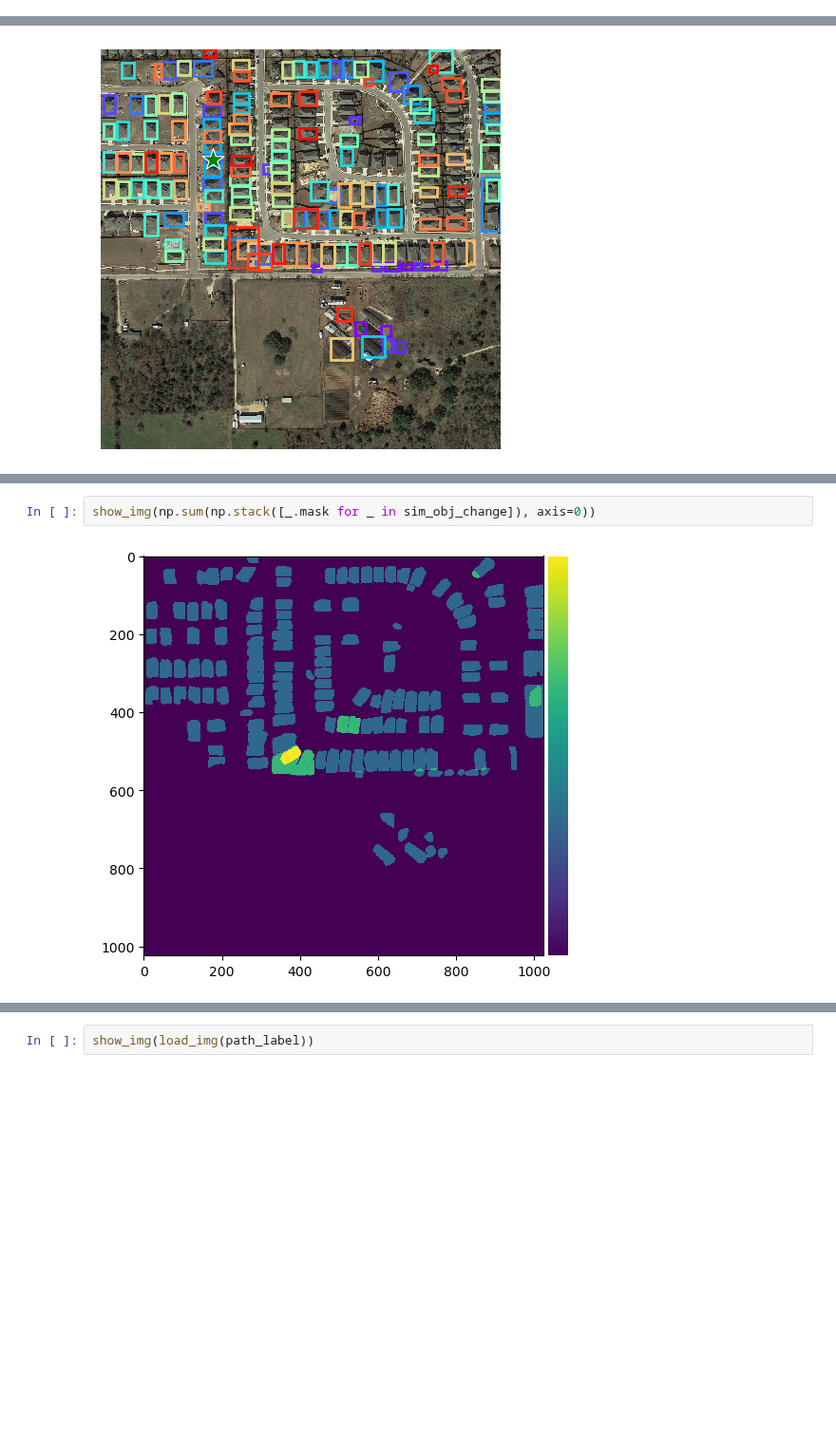
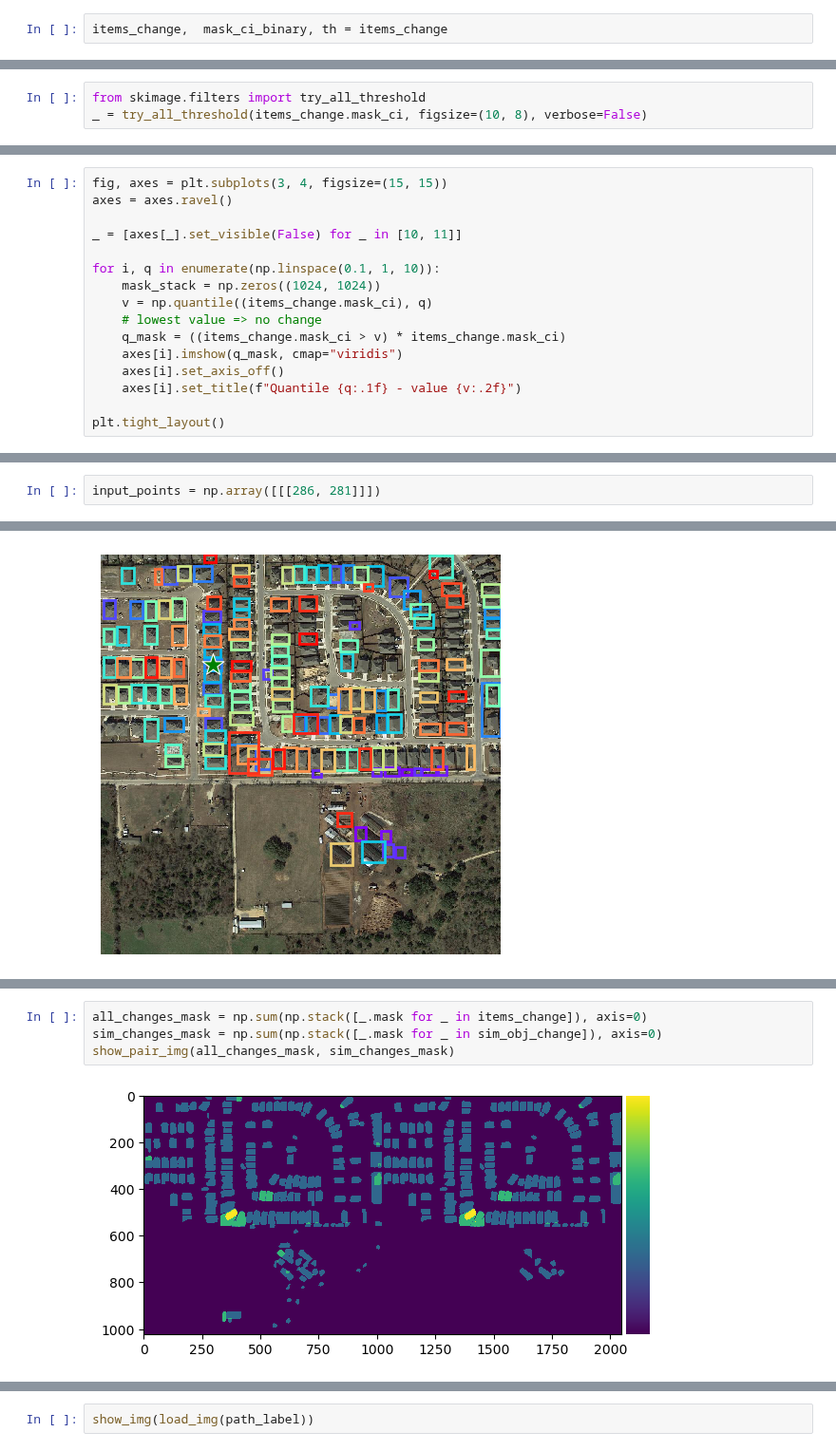
Before and after one commit to brustt/stylo_magique_intership_ign, a Jupyter notebook: notebooks/exploration/segment_any_change.ipynb, the cells around one changed output, grey strips where cells are left out. Shown at 95% size. Drawn from its saved outputs; the diff is of its cells as text; blank space fills up the shorter version.

Commit message:
pixel segmentation - global mask

```diff
--- a/notebooks/exploration/segment_any_change.ipynb
+++ b/notebooks/exploration/segment_any_change.ipynb
@@ -123,0 +123,2 @@ items_change = matcher.run(
+# %%
+items_change,  mask_ci_binary, th = items_change
@@ -123,0 +142,3 @@ items_change = matcher.run(
+# %%
+from skimage.filters import try_all_threshold
+_ = try_all_threshold(items_change.mask_ci, figsize=(10, 8), verbose=False)
@@ -123,0 +149,16 @@ items_change = matcher.run(
+# %%
+fig, axes = plt.subplots(3, 4, figsize=(15, 15))
+axes = axes.ravel()
+
+_ = [axes[_].set_visible(False) for _ in [10, 11]]
+
+for i, q in enumerate(np.linspace(0.1, 1, 10)):
+    mask_stack = np.zeros((1024, 1024))
+    v = np.quantile((items_change.mask_ci), q)
+    # lowest value => no change
+    q_mask = ((items_change.mask_ci > v) * items_change.mask_ci)
+    axes[i].imshow(q_mask, cmap="viridis")
+    axes[i].set_axis_off()
+    axes[i].set_title(f"Quantile {q:.1f} - value {v:.2f}")
+
+plt.tight_layout()
@@ -136,6 +186,8 @@ input_labels = np.array([[1]])
 items_change[72].meta["bbox"]
 # %% [output]
 [615, 253, 29, 44]
+# %%
+input_points = np.array([[[286, 281]]])
 # %% [markdown]
 #### Query Prompt Mecanism
 # %%
@@ -162,4 +222,6 @@ show_sim_change_from_prompt(img_B, input_points, sim_obj_change)
 # %%
-show_img(np.sum(np.stack([_.mask for _ in sim_obj_change]), axis=0))
+all_changes_mask = np.sum(np.stack([_.mask for _ in items_change]), axis=0)
+sim_changes_mask = np.sum(np.stack([_.mask for _ in sim_obj_change]), axis=0)
+show_pair_img(all_changes_mask, sim_changes_mask)
 # %% [output]
-[figure, old version]
+[figure, new version]
```
Also changed, not shown: parts of 37 cells of this notebook, 5 other files.
